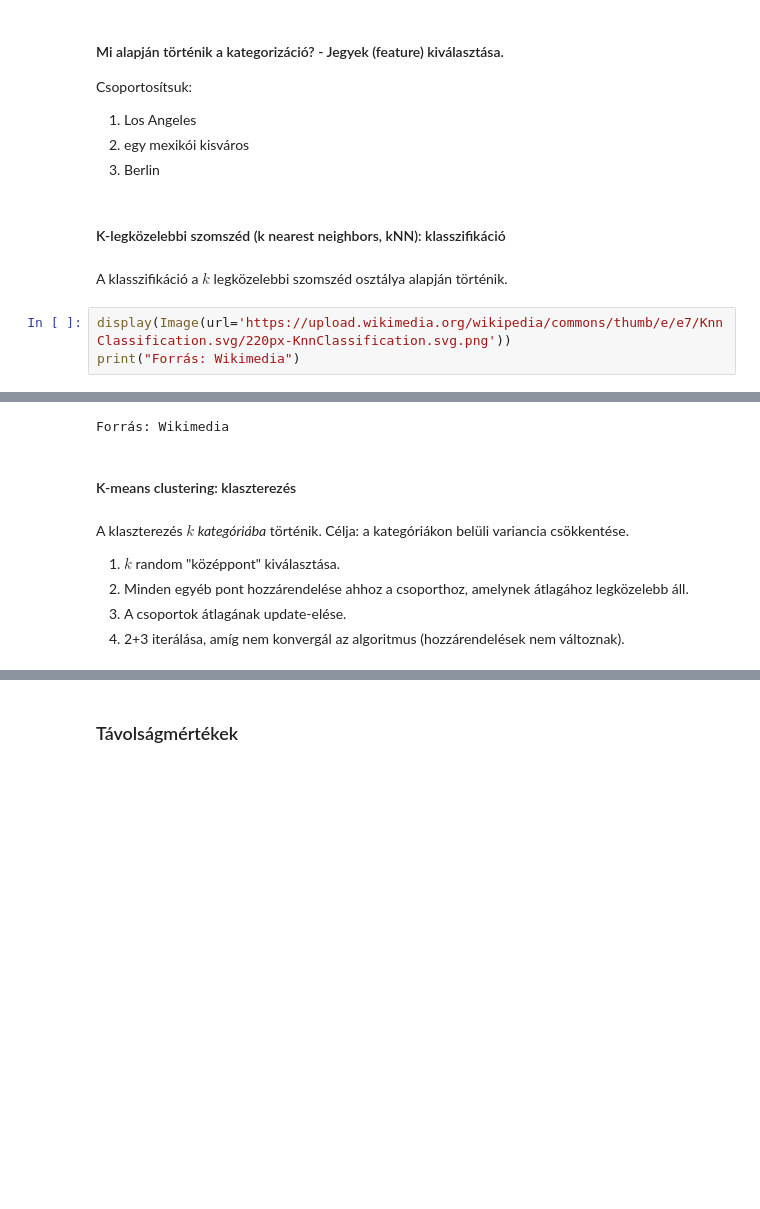
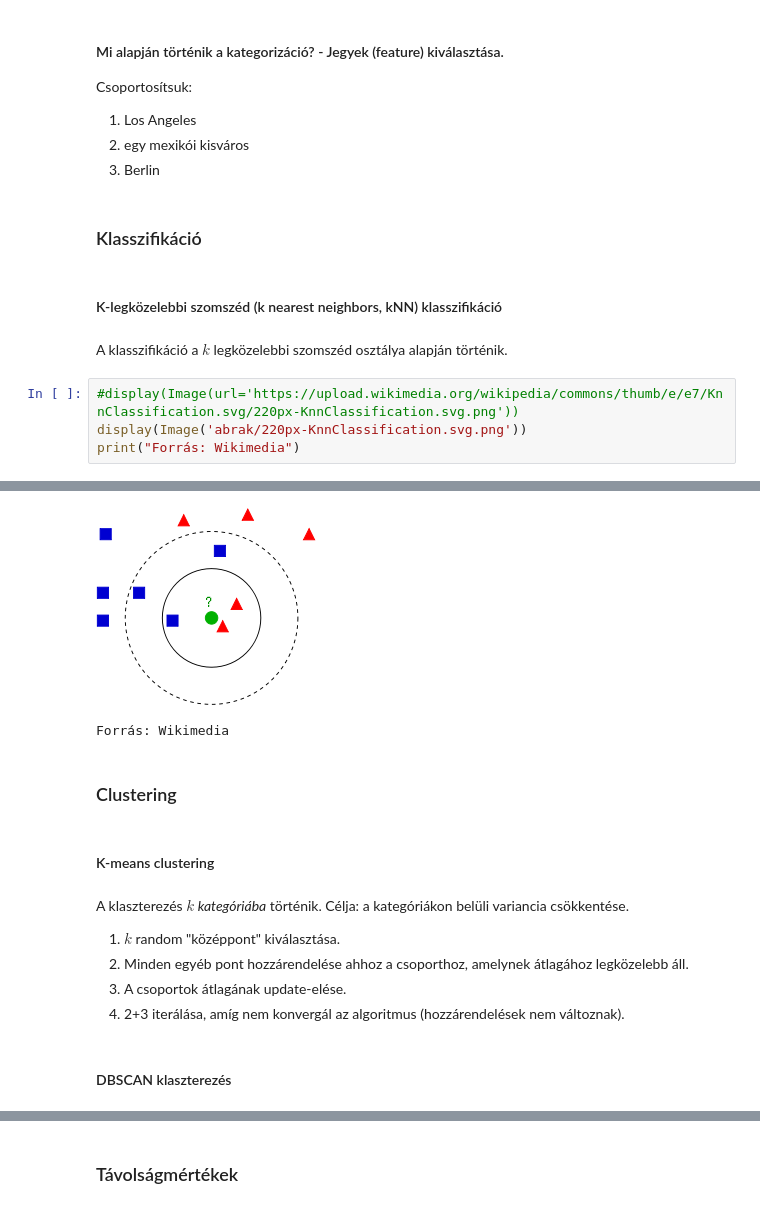
Before and after one commit to gyarmathy/BME_erdekessegek, a Jupyter notebook: BME_erdekessegek_02_klaszterezes_klasszifikacio.ipynb, the cells around one changed output, grey strips where cells are left out. Drawn from its saved outputs; the diff is of its cells as text; blank space fills up the shorter version.

```diff
--- a/BME_erdekessegek_02_klaszterezes_klasszifikacio.ipynb
+++ b/BME_erdekessegek_02_klaszterezes_klasszifikacio.ipynb
@@ -113,11 +124,14 @@ Csoportosítsuk:
 1. Los Angeles
 2. egy mexikói kisváros
 3. Berlin
+# %% [markdown]
+### Klasszifikáció
 # %% [markdown]
-#### K-legközelebbi szomszéd (k nearest neighbors, kNN): klasszifikáció
+#### K-legközelebbi szomszéd (k nearest neighbors, kNN) klasszifikáció
 # %% [markdown]
 A klasszifikáció a $k$ legközelebbi szomszéd osztálya alapján történik.
 # %%
-display(Image(url='https://upload.wikimedia.org/wikipedia/commons/thumb/e/e7/KnnClassification.svg/220px-KnnClassification.svg.png'))
+#display(Image(url='https://upload.wikimedia.org/wikipedia/commons/thumb/e/e7/KnnClassification.svg/220px-KnnClassification.svg.png'))
+display(Image('abrak/220px-KnnClassification.svg.png'))
 print("Forrás: Wikimedia")
 # %% [output]
@@ -125,6 +138,9 @@ print("Forrás: Wikimedia")
+[figure, added]
 Forrás: Wikimedia
+# %% [markdown]
+### Clustering
 # %% [markdown]
-#### K-means clustering: klaszterezés
+#### K-means clustering
 # %% [markdown]
 A klaszterezés $k$ *kategóriába* történik. Célja: a kategóriákon belüli variancia csökkentése.
 
@@ -132,3 +148,5 @@ A klaszterezés $k$ *kategóriába* történik. Célja: a kategóriákon belüli
 2. Minden egyéb pont hozzárendelése ahhoz a csoporthoz, amelynek átlagához legközelebb áll.
 3. A csoportok átlagának update-elése.
 4. 2+3 iterálása, amíg nem konvergál az algoritmus (hozzárendelések nem változnak).
+# %% [markdown]
+#### DBSCAN klaszterezés
```
Also changed, not shown: parts of 15 cells of this notebook, 13 other files.
